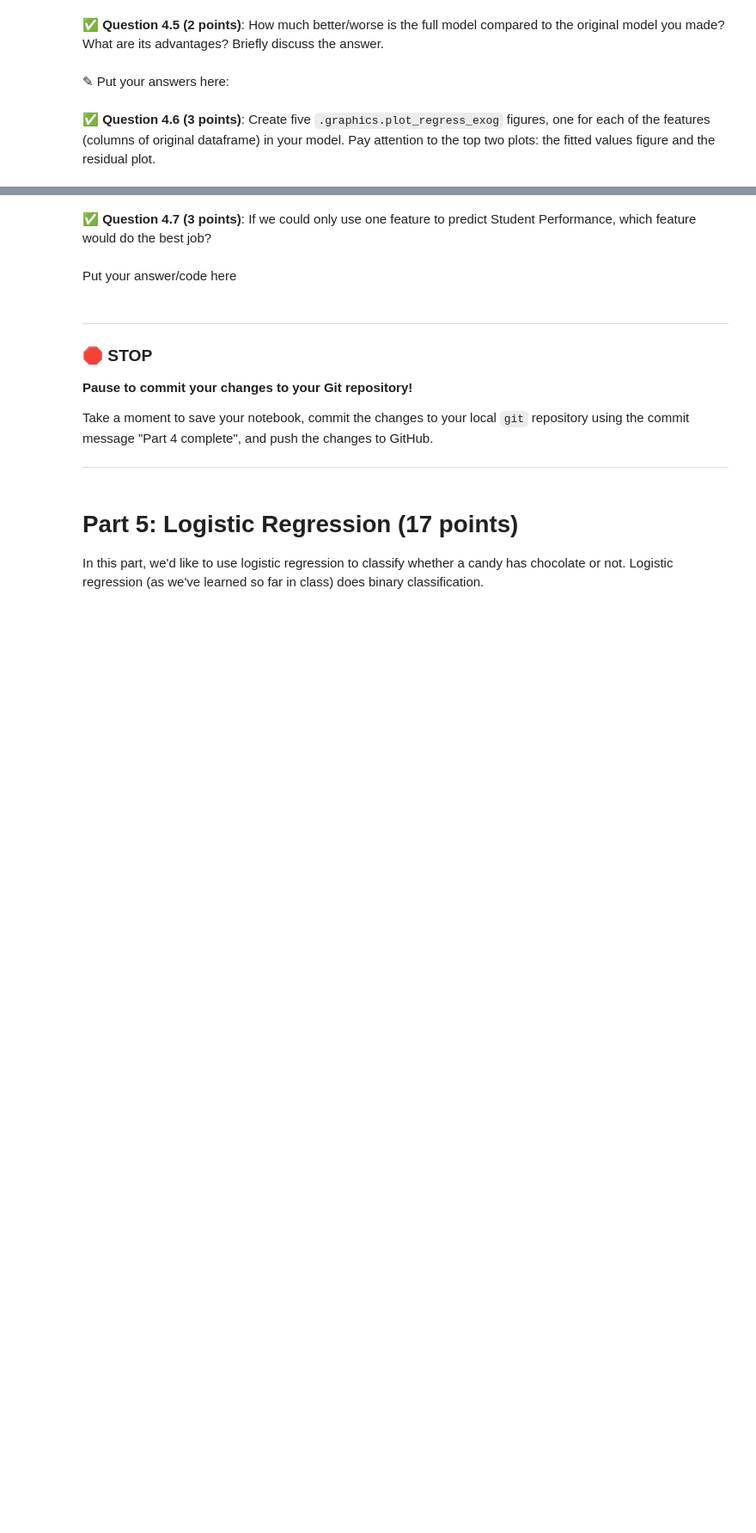
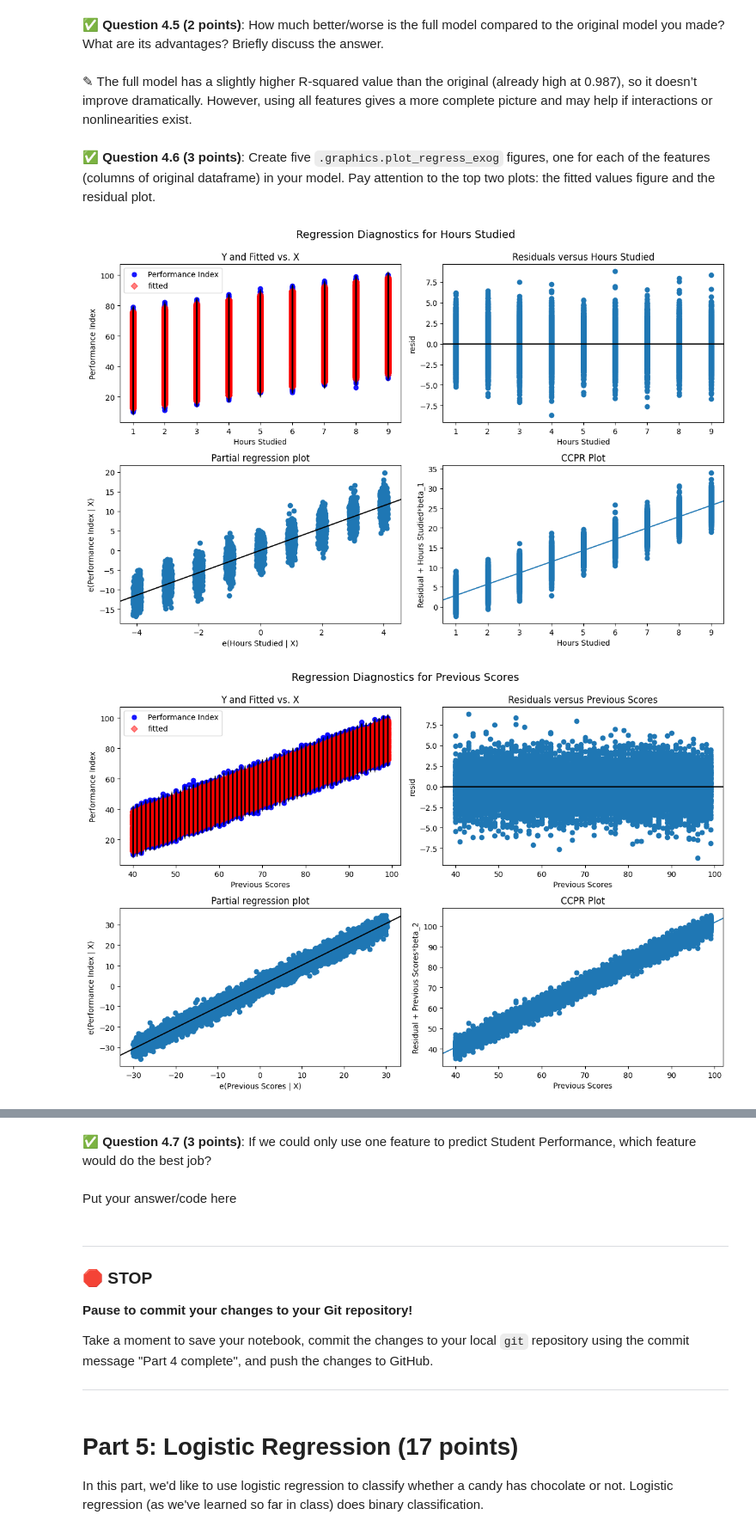
Before and after one commit to yashikaadesai/CMSE202-S25-turnin, a Jupyter notebook: hw-03/HW-03_Regression-S25-STUDENT.ipynb, the cells around one changed output, grey strips where cells are left out. Shown at 86% size. Saved outputs shown, nothing was run; the diff lists cells and outputs as text; code cells hidden in the pictures; blank space fills up the shorter version.

Commit message:
Part 4 completed

```diff
--- a/hw-03/HW-03_Regression-S25-STUDENT.ipynb
+++ b/hw-03/HW-03_Regression-S25-STUDENT.ipynb
@@ -283,0 +348,20 @@ First, download and read in this synthetic dataset of Student Performance. `http
+# %%
+
+import pandas as pd
+import numpy as np
+import statsmodels.api as sm
+
+student_data = pd.read_csv("Student_Performance.csv")
+student_data['Extracurricular Activities'] = student_data['Extracurricular Activities'].map({'Yes': 1, 'No': 0})
+
+# Replace any inf values with NaN, then drop all NaN rows
+student_data = student_data.replace([np.inf, -np.inf], np.nan)
+student_data = student_data.dropna()
+
+X = student_data[['Hours Studied', 'Previous Scores', 'Extracurricular Activities', 'Sleep Hours', 'Sample Question Papers Practiced']]
+y = student_data['Performance Index']
+
+# Add a constant term to the model
+X = sm.add_constant(X)
+model = sm.OLS(y, X).fit()
+model.summary()
@@ -284,6 +392,7 @@ First, download and read in this synthetic dataset of Student Performance. `http
 # %% [markdown]
 &#9989;  **Question 4.5 (2 points)**: How much better/worse is the full model compared to the original model you made? What are its advantages? Briefly discuss the answer.
-# %% [markdown]
-<font size=+3>&#9998;</font> Put your answers here:
+# %% [markdown]
+<font size=+3>&#9998;</font> The full model has a slightly higher R-squared value than the original (already high at 0.987), so it doesn’t improve dramatically.
+However, using all features gives a more complete picture and may help if interactions or nonlinearities exist.
 # %% [markdown]
 &#9989;  **Question 4.6 (3 points)**: Create five `.graphics.plot_regress_exog` figures, one for each of the features (columns of original dataframe) in your model. Pay attention to the top two plots: the fitted values figure and the residual plot.
@@ -291,0 +399,36 @@ First, download and read in this synthetic dataset of Student Performance. `http
+# %%
+import pandas as pd
+import numpy as np
+import statsmodels.api as sm
+import matplotlib.pyplot as plt
+
+student_data = pd.read_csv("Student_Performance.csv")
+student_data['Extracurricular Activities'] = student_data['Extracurricular Activities'].map({'Yes': 1, 'No': 0})
+
+# Replacing any inf values with NaN, then drop all NaN rows
+student_data = student_data.replace([np.inf, -np.inf], np.nan)
+student_data = student_data.dropna()
+
+X = student_data[['Hours Studied', 'Previous Scores', 'Extracurricular Activities',  'Sleep Hours', 'Sample Question Papers Practiced']]
+y = student_data['Performance Index']
+
+X_with_const = sm.add_constant(X)
+model = sm.OLS(y, X_with_const).fit()
+feature_names = X.columns
+
+for feature in feature_names:
+    # Creating a new figure for each feature
+    fig = plt.figure(figsize=(12, 8))
+    # Generate the regression plots for the current feature
+    sm.graphics.plot_regress_exog(model, feature, fig=fig)
+
+    #main title
+    plt.suptitle(f'Regression Diagnostics for {feature}', fontsize=14)
+    plt.tight_layout()
+    plt.subplots_adjust(top=0.9)  # Make room for suptitle
+    plt.show()
+
+    #TOOK HELP OF CHATGPT FOR THIS PART OF THE QUESTION
+# %% [output]
+[figure, added]
+[figure, added]
```
Also changed, not shown: parts of 10 cells of this notebook, 1 other file.
